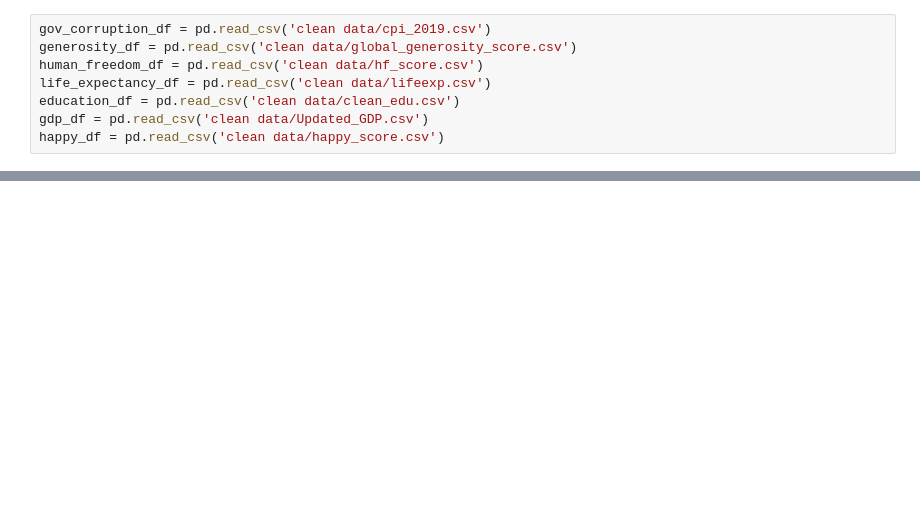
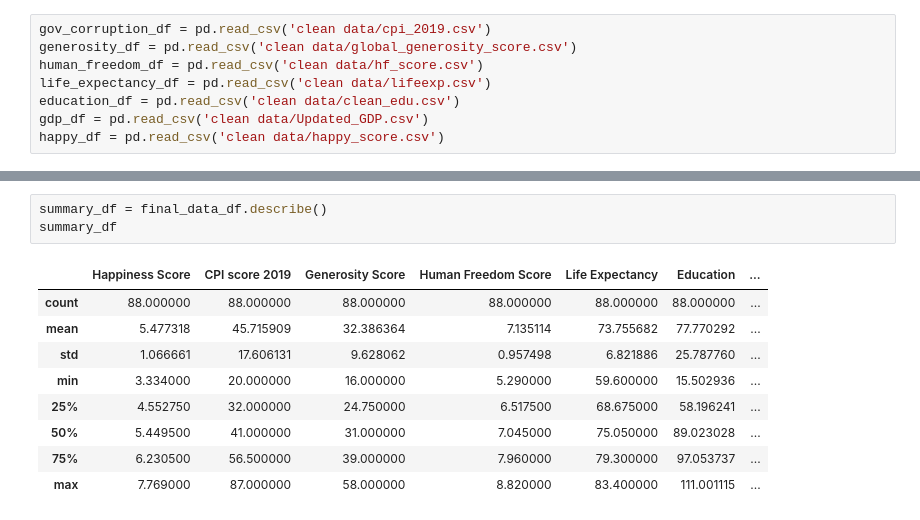
Before and after one commit to garrettg615/World_Happiness_Project, a Jupyter notebook: consolidated_data_df.ipynb, the cells around one changed output, grey strips where cells are left out. Cells and saved outputs as stored; diff of their text form; blank space fills up the shorter version.

```diff
--- a/consolidated_data_df.ipynb
+++ b/consolidated_data_df.ipynb
@@ -78,0 +74,13 @@ final_data_df.dropna(axis=0,how='any')
+# %%
+summary_df = final_data_df.describe()
+summary_df
+# %% [output]
+|  | Happiness Score | CPI score 2019 | Generosity Score | Human Freedom Score | Life Expectancy | Education | ... |
+| count | 88.000000 | 88.000000 | 88.000000 | 88.000000 | 88.000000 | 88.000000 | ... |
+| mean | 5.477318 | 45.715909 | 32.386364 | 7.135114 | 73.755682 | 77.770292 | ... |
+| std | 1.066661 | 17.606131 | 9.628062 | 0.957498 | 6.821886 | 25.787760 | ... |
+| min | 3.334000 | 20.000000 | 16.000000 | 5.290000 | 59.600000 | 15.502936 | ... |
+| 25% | 4.552750 | 32.000000 | 24.750000 | 6.517500 | 68.675000 | 58.196241 | ... |
+| 50% | 5.449500 | 41.000000 | 31.000000 | 7.045000 | 75.050000 | 89.023028 | ... |
+| 75% | 6.230500 | 56.500000 | 39.000000 | 7.960000 | 79.300000 | 97.053737 | ... |
+| max | 7.769000 | 87.000000 | 58.000000 | 8.820000 | 83.400000 | 111.001115 | ... |
```
Also changed, not shown: parts of 21 cells of this notebook, 1 other file.
